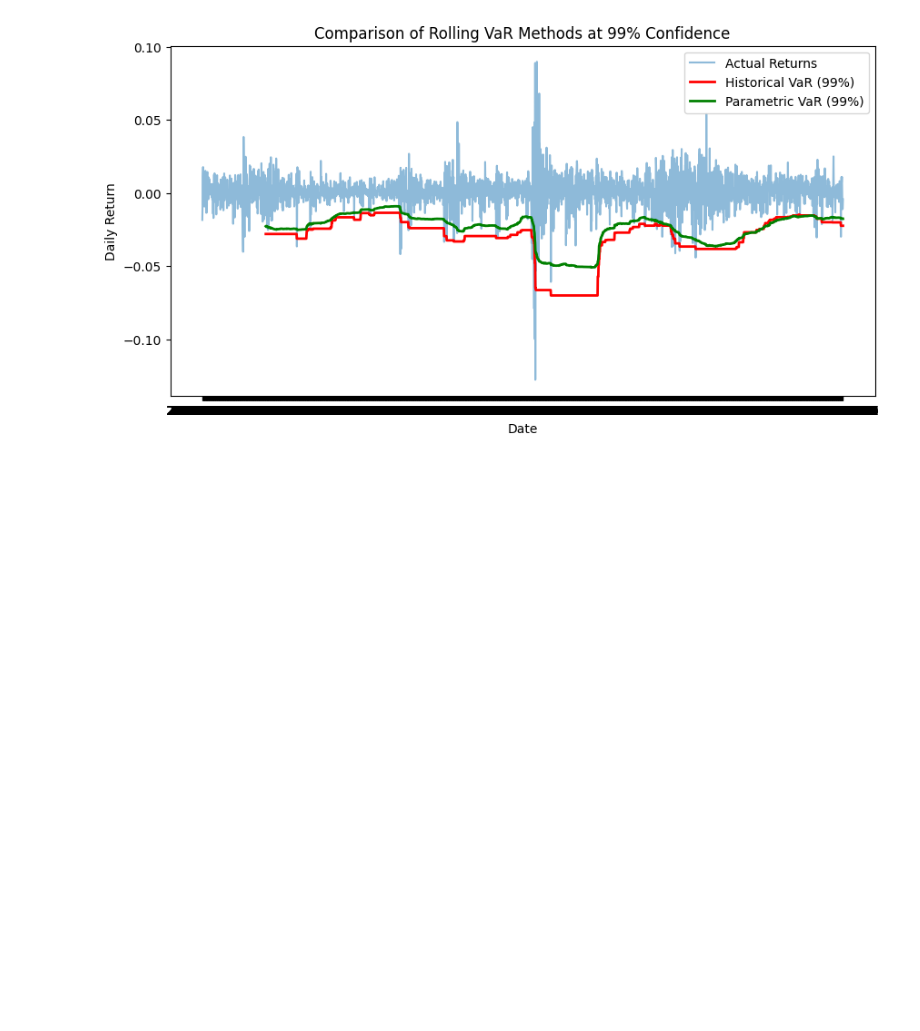
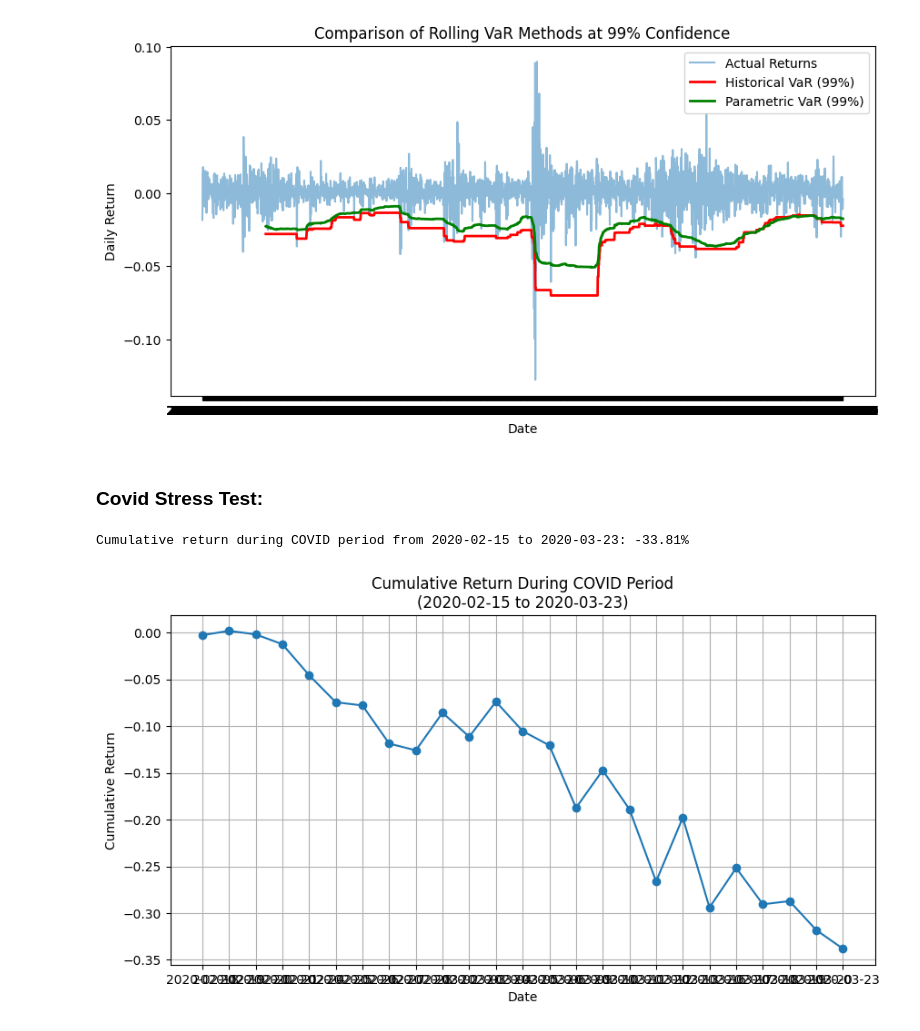
Before and after one commit to akassh9/MarketRiskVaR-Project, a Jupyter notebook: backtesting_model.ipynb, the cells around one changed output. Drawn from its saved outputs; the diff is of its cells as text; code cells hidden in the pictures; blank space fills up the shorter version.

```diff
--- a/backtesting_model.ipynb
+++ b/backtesting_model.ipynb
@@ -284,3 +284,41 @@ Parametric VaR (99%) Exceptions:
   Number of exceptions: 63
   Exception rate: 2.78%
 [figure]
+# %% [markdown]
+### Covid Stress Test:
+# %%
+import pandas as pd
+import numpy as np
+import matplotlib.pyplot as plt
+
+# Define the COVID stress period
+covid_start = '2020-02-15'
+covid_end = '2020-03-23'
+
+# Filter the returns for the COVID period.
+# 'returns' should be your daily log returns series (indexed by date)
+covid_returns = returns.loc[covid_start:covid_end]
+
+# Calculate cumulative log return over the period
+cumulative_log_return = covid_returns.sum()
+
+# Convert cumulative log return to cumulative return percentage
+# The formula is: cumulative_return = exp(cumulative_log_return) - 1
+cumulative_return = np.exp(cumulative_log_return) - 1
+
+print(f"Cumulative return during COVID period from {covid_start} to {covid_end}: {cumulative_return*100:.2f}%")
+
+# Plot cumulative return over time during the COVID period:
+# We compute the cumulative sum of log returns and then transform it
+cumulative_returns_series = np.exp(covid_returns.cumsum()) - 1
+
+plt.figure(figsize=(10,5))
+plt.plot(covid_returns.index, cumulative_returns_series, marker='o', linestyle='-')
+plt.title(f"Cumulative Return During COVID Period\n({covid_start} to {covid_end})")
+plt.xlabel("Date")
+plt.ylabel("Cumulative Return")
+plt.grid(True)
+plt.show()
+# %% [output]
+Cumulative return during COVID period from 2020-02-15 to 2020-03-23: -33.81%
+[figure, added]
```
Also changed, not shown: parts of 2 cells of this notebook, 2 other files.
